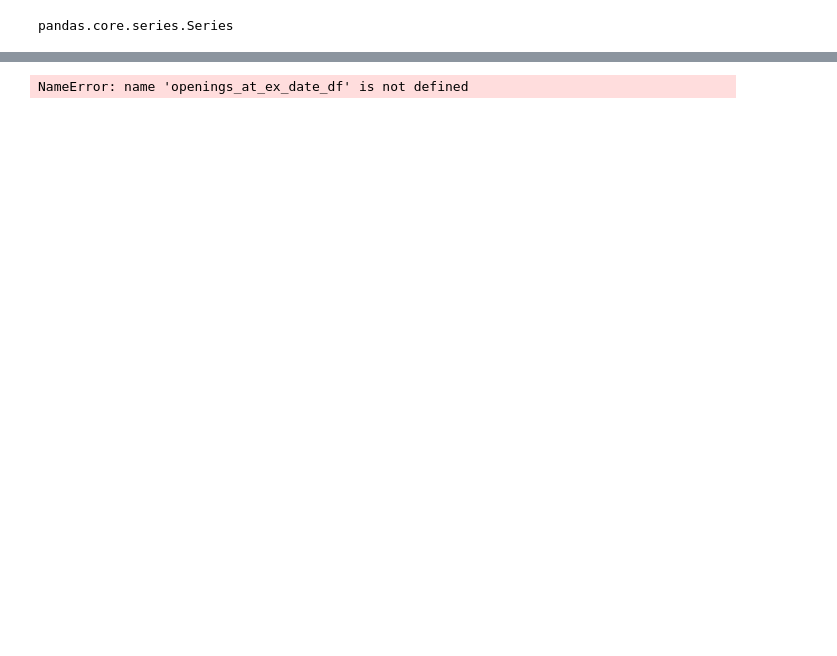
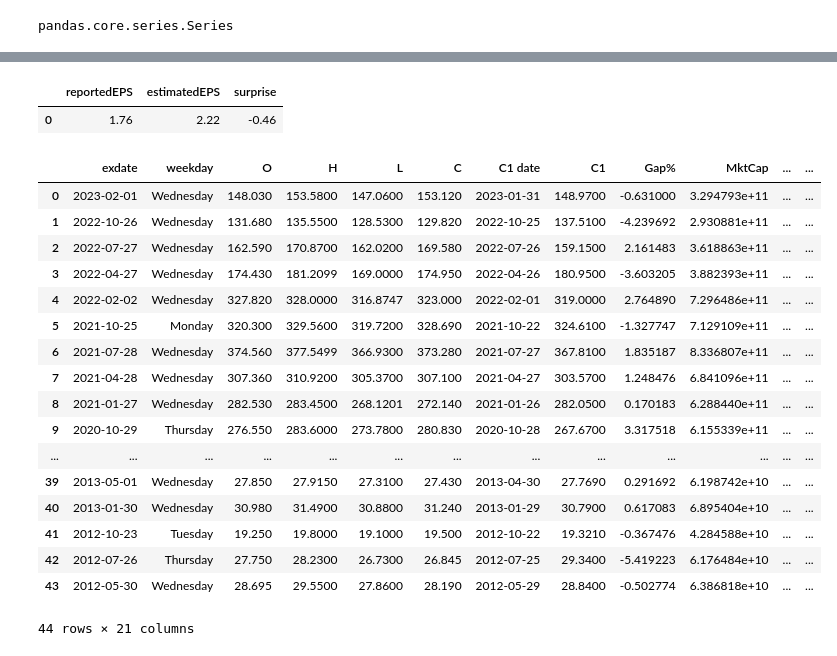
Before and after one commit to yashalgo/code, a Jupyter notebook: ep/src/EP_BASIL.ipynb, the cells around one changed output, grey strips where cells are left out. Saved outputs shown, nothing was run; the diff lists cells and outputs as text; code cells hidden in the pictures; blank space fills up the shorter version.

```diff
--- a/ep/src/EP_BASIL.ipynb
+++ b/ep/src/EP_BASIL.ipynb
@@ -246,5 +496,27 @@ print(get_52_week_data('2023-01-31'))
+# %%
+def av_get_income_statement(api_key, symbol):
+    url = rf"{BASE_URL}/query?function=INCOME_STATEMENT&symbol={symbol}&apikey={api_key}"
+    response = requests.get(url)
+    frame = pd.DataFrame(response.json()['quarterlyReports'])
+    frame.to_csv(rf'income_stmts/{symbol}_INCOME_STATEMENT.csv', mode='w', sep=',', header=frame.columns)
+
+def get_fundamental_data(symbol, exdate):
+    earnings = pd.read_csv(fr"earnings/{symbol}_EARNINGS_DATA.txt")
+    income_stmts = pd.read_csv(fr"income_stmts/{symbol}_INCOME_STATEMENT.csv")
+    row = earnings[earnings['reportedDate'] == exdate]
+
+    reported_eps = row[['reportedEPS', 'estimatedEPS', 'surprise']]
+    # return type(float(reported_eps))
+    return reported_eps
+    # return (reported_eps, estimated_eps, surprise)
+    # return (float(reported_eps), float(estimated_eps), float(surprise))
+get_fundamental_data('META','2023-02-01')
+# %% [output]
+|  | reportedEPS | estimatedEPS | surprise |
+| 0 | 1.76 | 2.22 | -0.46 |
 # %%
 import datetime
+import calendar
 myrows = []
 for index, row in openings_at_ex_date_df.iterrows():
     if ohlc_df.index[ohlc_df['Unnamed: 0'] == row['Unnamed: 0']].tolist()[0]:
@@ -252,11 +524,14 @@ for index, row in openings_at_ex_date_df.iterrows():
             ohlc_df.index[ohlc_df['Unnamed: 0'] == row['Unnamed: 0']].tolist()[0])+1]
     mydict = {}
     mydict['exdate'] = index
+    mydict['weekday'] = calendar.day_name[datetime.datetime.strptime(index, "%Y-%m-%d").date().weekday()]
     mydict['O'] = row['1. open']
+    mydict['H'] = row['2. high']
+    mydict['L'] = row['3. low']
+    mydict['C'] = row['4. close']
     mydict['C1 date'] = c1['Unnamed: 0']
     mydict['C1'] = c1['4. close']
     mydict['Gap%'] = (row['1. open'] / c1['4. close'] - 1) * 100
-
 
     # TODO: Market cap
     # 1. Market cap = Total shares outstanding * price at that date
@@ -265,10 +540,16 @@ for index, row in openings_at_ex_date_df.iterrows():
     # TODO: Compute 52WH from OHLC data (52*7)
     # Formula: (52WH - Close) / 52WH
     WH_52, WH52_recency, WL_52, WL52_recency = get_52_week_data(c1['Unnamed: 0'])
+    DL_65 = get_65_day_low(c1['Unnamed: 0'])
     # print(WH_52, WH52_recency, WL_52, WL52_recency, "C1", c1['Unnamed: 0'])
 
     mydict['52WH_dist'] = (WH_52 - c1['4. close']) / WH_52
+    mydict['52WH_recency'] = WH52_recency
     mydict['52WL_dist'] = (c1['4. close'] - WH_52) / WL_52
+    mydict['52WL_recency'] = WL52_recency
+
+    # TODO: check validity
+    mydict['65DL_dist'] = (c1['4. close'] - DL_65) / DL_65
 
     # TODO: 52WH_recency
     # Redo with respect to new defintion
@@ -286,20 +567,42 @@ for index, row in openings_at_ex_date_df.iterrows():
     # else:
     #     recency = ''
 
-    # Formula: C1 date - 52WH date
-    # mydict['52WH_recency'] = (datetime.datetime.strptime(c1['Unnamed: 0'], "%Y-%m-%d").date() - datetime.datetime.strptime(WH_52_date, "%Y-%m-%d").date()).days // 7
-    # mydict['52WL_recency'] = (datetime.datetime.strptime(c1['Unnamed: 0'], "%Y-%m-%d").date() - datetime.datetime.strptime(WL_52_date, "%Y-%m-%d").date()).days// 7
-    mydict['52WH_recency'] = WH52_recency
-    mydict['52WL_recency'] = WL52_recency
 
     mydict['v0'] = row['6. volume']
     mydict['v1'] = c1['6. volume']
+    mydict['avg_v20'] = get_avg_volume(symbol="META", start=c1['Unnamed: 0'], days=20)
     # TODO: Get vol1 as well
+
+    # FUNDAMENTALS
+    fundamental_data = get_fundamental_data(symbol='META', exdate=row['Unnamed: 0'])
+    # print(type(fundamental_data['estimatedEPS']))
+    mydict['reportedEPS'] = fundamental_data['reportedEPS']
+    mydict['estimatedEPS'] = fundamental_data['estimatedEPS']
+    mydict['surprise'] = fundamental_data['surprise']
 
     myrows.append(mydict)
 
 gap = pd.DataFrame(myrows)
-# %% [output]
-NameError: name 'openings_at_ex_date_df' is not defined
+# %%
+gap
+# %% [output]
+|  | exdate | weekday | O | H | L | C | C1 date | C1 | Gap% | MktCap | ... | ... |
+| 0 | 2023-02-01 | Wednesday | 148.030 | 153.5800 | 147.0600 | 153.120 | 2023-01-31 | 148.9700 | -0.631000 | 3.294793e+11 | ... | ... |
+| 1 | 2022-10-26 | Wednesday | 131.680 | 135.5500 | 128.5300 | 129.820 | 2022-10-25 | 137.5100 | -4.239692 | 2.930881e+11 | ... | ... |
+| 2 | 2022-07-27 | Wednesday | 162.590 | 170.8700 | 162.0200 | 169.580 | 2022-07-26 | 159.1500 | 2.161483 | 3.618863e+11 | ... | ... |
+| 3 | 2022-04-27 | Wednesday | 174.430 | 181.2099 | 169.0000 | 174.950 | 2022-04-26 | 180.9500 | -3.603205 | 3.882393e+11 | ... | ... |
+| 4 | 2022-02-02 | Wednesday | 327.820 | 328.0000 | 316.8747 | 323.000 | 2022-02-01 | 319.0000 | 2.764890 | 7.296486e+11 | ... | ... |
+| 5 | 2021-10-25 | Monday | 320.300 | 329.5600 | 319.7200 | 328.690 | 2021-10-22 | 324.6100 | -1.327747 | 7.129109e+11 | ... | ... |
+| 6 | 2021-07-28 | Wednesday | 374.560 | 377.5499 | 366.9300 | 373.280 | 2021-07-27 | 367.8100 | 1.835187 | 8.336807e+11 | ... | ... |
+| 7 | 2021-04-28 | Wednesday | 307.360 | 310.9200 | 305.3700 | 307.100 | 2021-04-27 | 303.5700 | 1.248476 | 6.841096e+11 | ... | ... |
+| 8 | 2021-01-27 | Wednesday | 282.530 | 283.4500 | 268.1201 | 272.140 | 2021-01-26 | 282.0500 | 0.170183 | 6.288440e+11 | ... | ... |
+| 9 | 2020-10-29 | Thursday | 276.550 | 283.6000 | 273.7800 | 280.830 | 2020-10-28 | 267.6700 | 3.317518 | 6.155339e+11 | ... | ... |
+| ... | ... | ... | ... | ... | ... | ... | ... | ... | ... | ... | ... | ... |
+| 39 | 2013-05-01 | Wednesday | 27.850 | 27.9150 | 27.3100 | 27.430 | 2013-04-30 | 27.7690 | 0.291692 | 6.198742e+10 | ... | ... |
+| 40 | 2013-01-30 | Wednesday | 30.980 | 31.4900 | 30.8800 | 31.240 | 2013-01-29 | 30.7900 | 0.617083 | 6.895404e+10 | ... | ... |
+| 41 | 2012-10-23 | Tuesday | 19.250 | 19.8000 | 19.1000 | 19.500 | 2012-10-22 | 19.3210 | -0.367476 | 4.284588e+10 | ... | ... |
+| 42 | 2012-07-26 | Thursday | 27.750 | 28.2300 | 26.7300 | 26.845 | 2012-07-25 | 29.3400 | -5.419223 | 6.176484e+10 | ... | ... |
+| 43 | 2012-05-30 | Wednesday | 28.695 | 29.5500 | 27.8600 | 28.190 | 2012-05-29 | 28.8400 | -0.502774 | 6.386818e+10 | ... | ... |
+44 rows × 21 columns
 # %%
 gap.to_csv("tmp/META_GAP_TABLE.csv", mode='w', sep=',', header=gap.columns)
```
Also changed, not shown: parts of 28 cells of this notebook, 2 other files.
